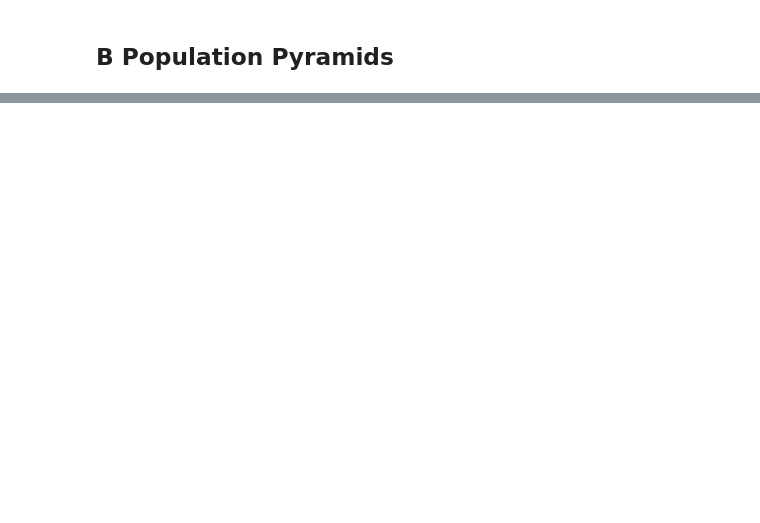
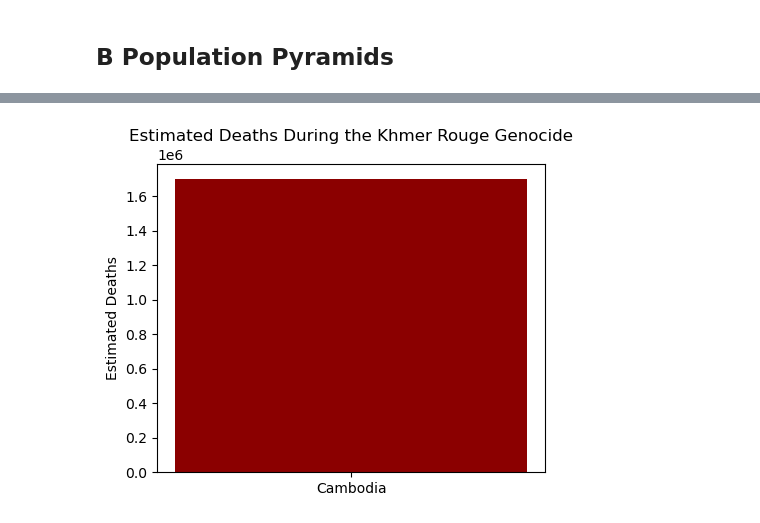
Before and after one commit to danieldo-tech/EEP153.jb.Project1, a Jupyter notebook: project1.ipynb, the cells around one changed output, grey strips where cells are left out. Cells and saved outputs as stored; diff of their text form; code cells hidden in the pictures; blank space fills up the shorter version.

```diff
--- a/project1.ipynb
+++ b/project1.ipynb
@@ -217,0 +339,8 @@ plot_population_pyramid(df, "KHM", 1980)
+# %%
+plt.figure(figsize=(5, 4))
+plt.bar(["Cambodia"], [1_700_000], color="darkred")
+plt.ylabel("Estimated Deaths")
+plt.title("Estimated Deaths During the Khmer Rouge Genocide")
+plt.show()
+# %% [output]
+[figure, added]
```
Also changed, not shown: parts of 22 cells of this notebook.
